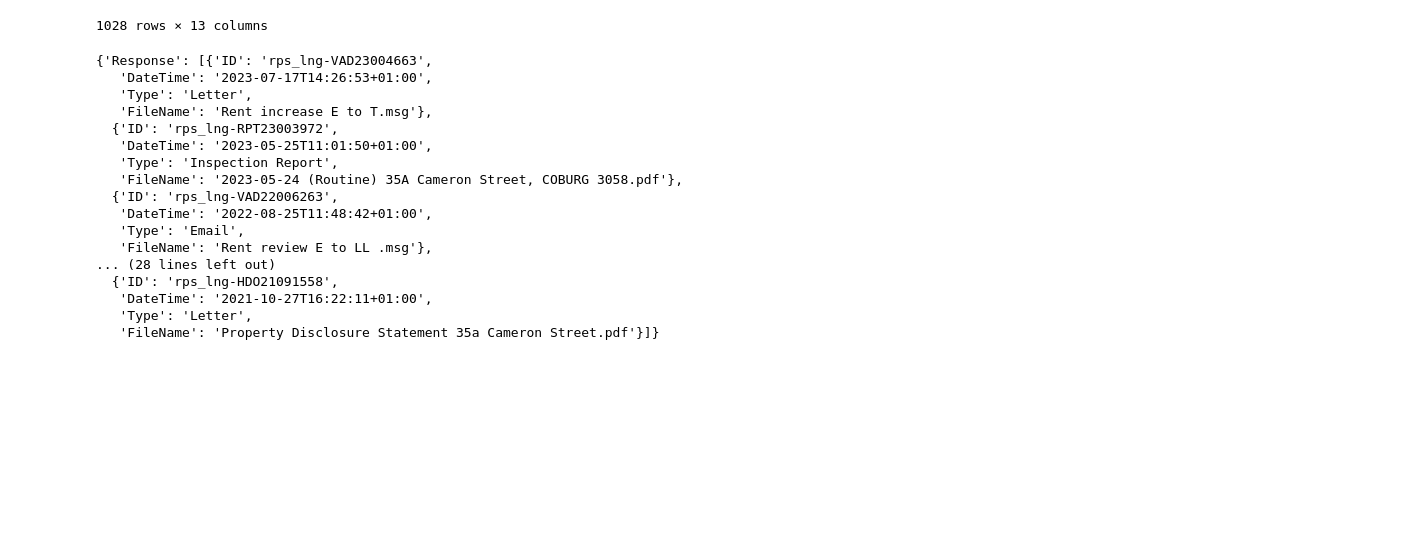
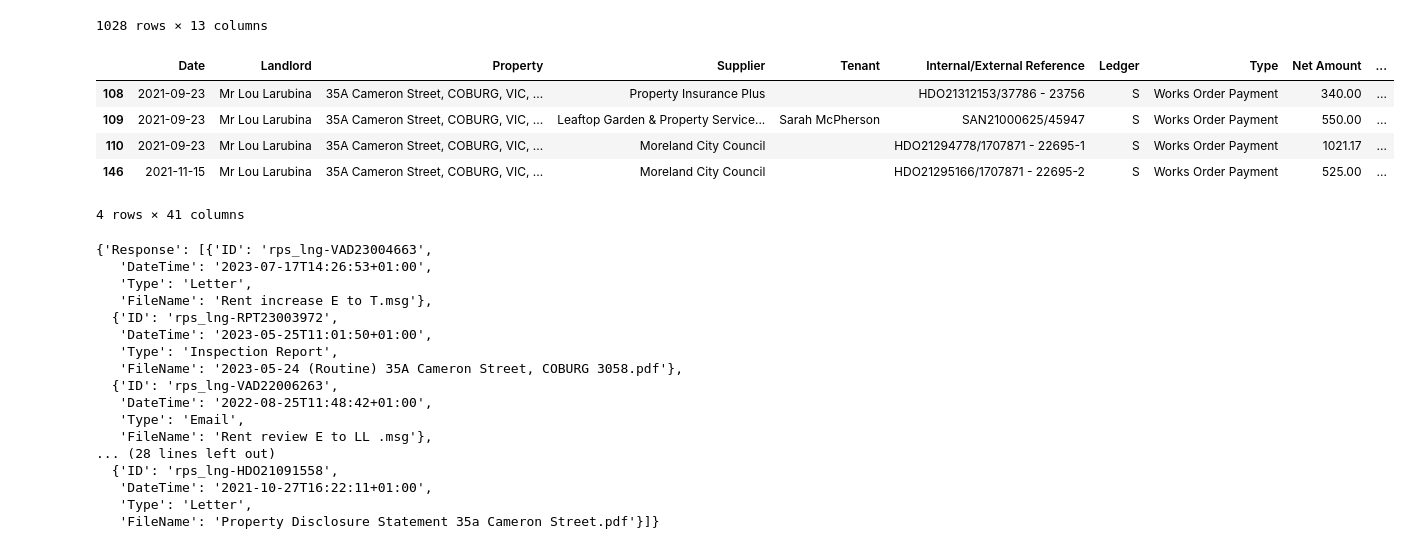
Before and after one commit to sahils4299/LongView-Data-Migration, a Jupyter notebook: PropertyTree_migration_Portfolio_testing.ipynb, the cells around one changed output. Cells and saved outputs as stored; diff of their text form; code cells hidden in the pictures; blank space fills up the shorter version.

```diff
--- a/PropertyTree_migration_Portfolio_testing.ipynb
+++ b/PropertyTree_migration_Portfolio_testing.ipynb
@@ -1570,7 +1582,14 @@ read_invoices
 | 1027 | Creditor | rps_lng-HDO230187 | rps_lng-DRE22000009 | rps_lng-JAM230003 | 2023-05-17 | 2023-05-24 | Electrical Safety Check | ... |
 1028 rows × 13 columns
 # %%
-cameron_tran[cameron_tran['Type'] == 'Works Order Payment']
+cameron_tran[(cameron_tran['Type'] == 'Works Order Payment') & (cameron_tran['Authorisation Status'] == 'Rejected')]
+# %% [output]
+|  | Date | Landlord | Property | Supplier | Tenant | Internal/External Reference | Ledger | Type | Net Amount | ... |
+| 108 | 2021-09-23 | Mr Lou Larubina | 35A Cameron Street, COBURG, VIC, ... | Property Insurance Plus |  | HDO21312153/37786 - 23756 | S | Works Order Payment | 340.00 | ... |
+| 109 | 2021-09-23 | Mr Lou Larubina | 35A Cameron Street, COBURG, VIC, ... | Leaftop Garden & Property Service... | Sarah McPherson | SAN21000625/45947 | S | Works Order Payment | 550.00 | ... |
+| 110 | 2021-09-23 | Mr Lou Larubina | 35A Cameron Street, COBURG, VIC, ... | Moreland City Council |  | HDO21294778/1707871 - 22695-1 | S | Works Order Payment | 1021.17 | ... |
+| 146 | 2021-11-15 | Mr Lou Larubina | 35A Cameron Street, COBURG, VIC, ... | Moreland City Council |  | HDO21295166/1707871 - 22695-2 | S | Works Order Payment | 525.00 | ... |
+4 rows × 41 columns
 # %%
 
 '''
```
Also changed, not shown: parts of 22 cells of this notebook, 2 other files.
